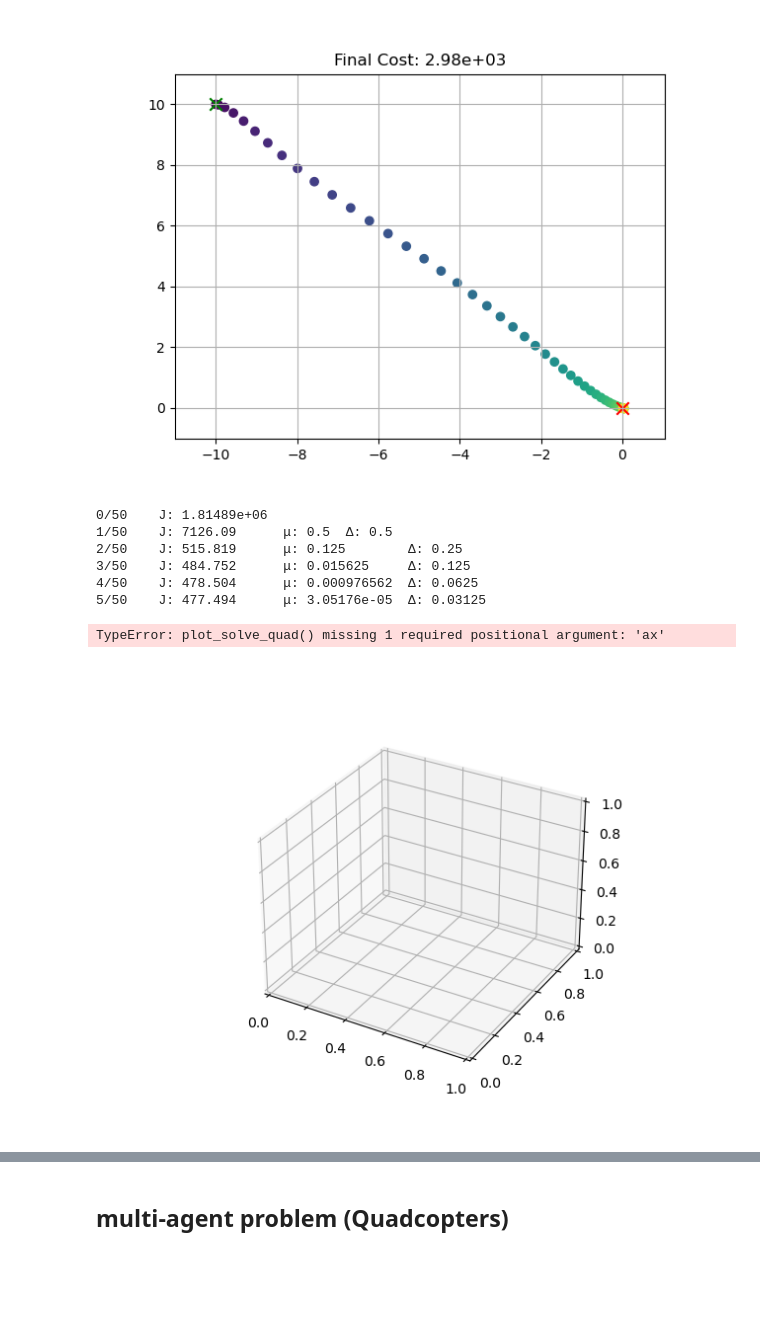
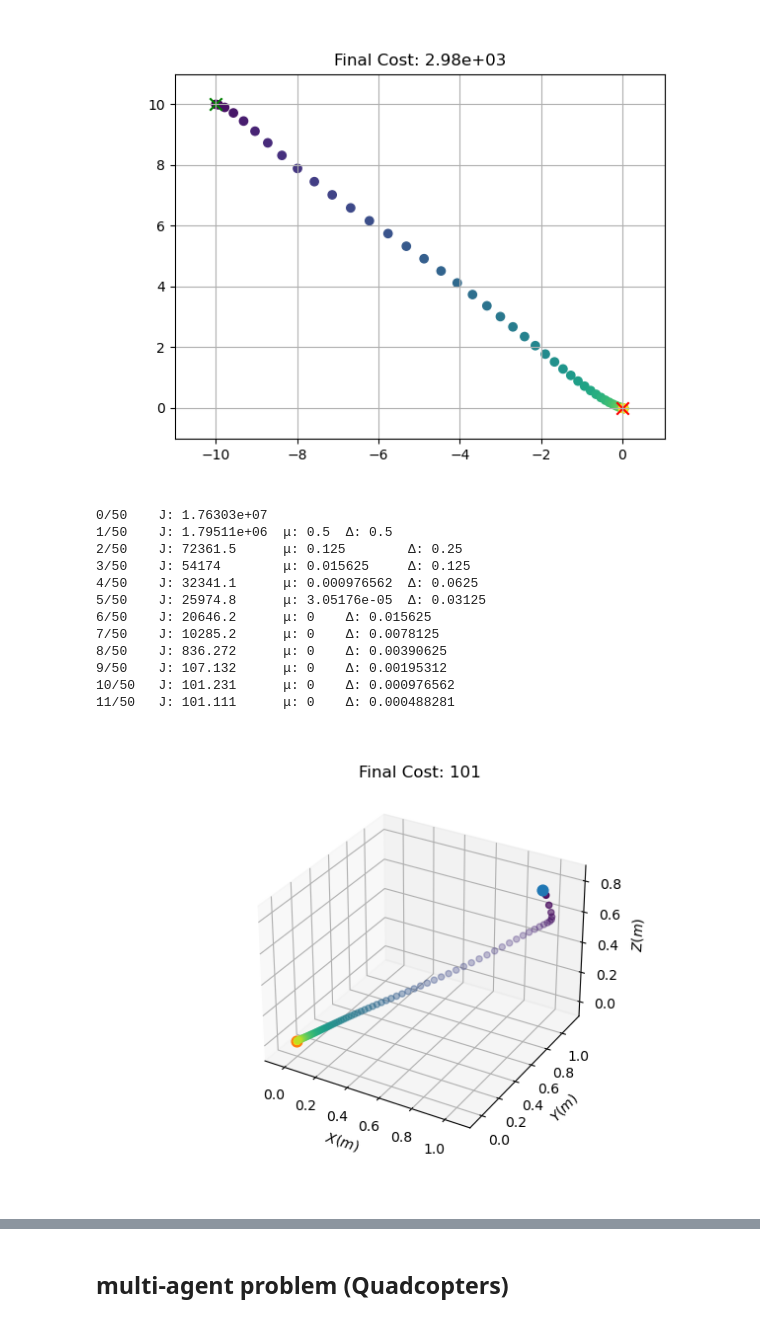
Before and after one commit to labicon/dp-ilqr, a Jupyter notebook: notebooks/main_Randy.ipynb, the cells around one changed output, grey strips where cells are left out. Saved outputs shown, nothing was run; the diff lists cells and outputs as text; code cells hidden in the pictures; blank space fills up the shorter version.

```diff
--- a/notebooks/main_Randy.ipynb
+++ b/notebooks/main_Randy.ipynb
@@ -130,37 +133,42 @@ plt.clf()
 # quad_12D._f(x_try,u_try)
 # %%
 #Single-agent problem for a 12-D quadcopter (w/ analytical diff.)
-dt = 0.01
-N = 260
+dt = 0.05
+N = 100
 
 x = np.array([1, 1, 0.8 , 0.05, 0, 0, 0.2, 0.5, 0, 0, 0, 0], dtype=float) #initial condition
 x_goal = np.zeros((12, 1), dtype=float).T
 
 
 dynamics = dec.QuadcopterDynamics12D(dt)
 
 Q = np.diag([1, 1, 1, 1, 1, 1, 1, 1, 1, 1, 1, 1 ])
 Qf = 1000 * np.eye(Q.shape[0])
 R = np.eye(4)
 cost = dec.ReferenceCost(x_goal, Q, R, Qf)
 
 prob = dec.ilqrProblem(dynamics, cost)
 ilqr = dec.ilqrSolver(prob, N)
 X, U, J = ilqr.solve(x)
 
 plt.clf()
 fig = plt.figure()
 ax = fig.add_subplot(projection='3d')
 plot_solve_quad(X, J, x_goal, ax)
 # %% [output]
-0/50    J: 1.81489e+06
-1/50    J: 7126.09      μ: 0.5  Δ: 0.5
-2/50    J: 515.819      μ: 0.125        Δ: 0.25
-3/50    J: 484.752      μ: 0.015625     Δ: 0.125
-4/50    J: 478.504      μ: 0.000976562  Δ: 0.0625
-5/50    J: 477.494      μ: 3.05176e-05  Δ: 0.03125
+0/50    J: 1.76303e+07
+1/50    J: 1.79511e+06  μ: 0.5  Δ: 0.5
+2/50    J: 72361.5      μ: 0.125        Δ: 0.25
+3/50    J: 54174        μ: 0.015625     Δ: 0.125
+4/50    J: 32341.1      μ: 0.000976562  Δ: 0.0625
+5/50    J: 25974.8      μ: 3.05176e-05  Δ: 0.03125
+6/50    J: 20646.2      μ: 0    Δ: 0.015625
+7/50    J: 10285.2      μ: 0    Δ: 0.0078125
+8/50    J: 836.272      μ: 0    Δ: 0.00390625
+9/50    J: 107.132      μ: 0    Δ: 0.00195312
+10/50   J: 101.231      μ: 0    Δ: 0.000976562
+11/50   J: 101.111      μ: 0    Δ: 0.000488281
-TypeError: plot_solve_quad() missing 1 required positional argument: 'ax'
-[figure, old version]
+[figure, new version]
 # %%
 plt.clf()
 # %%
```
Also changed, not shown: parts of 7 cells of this notebook.
